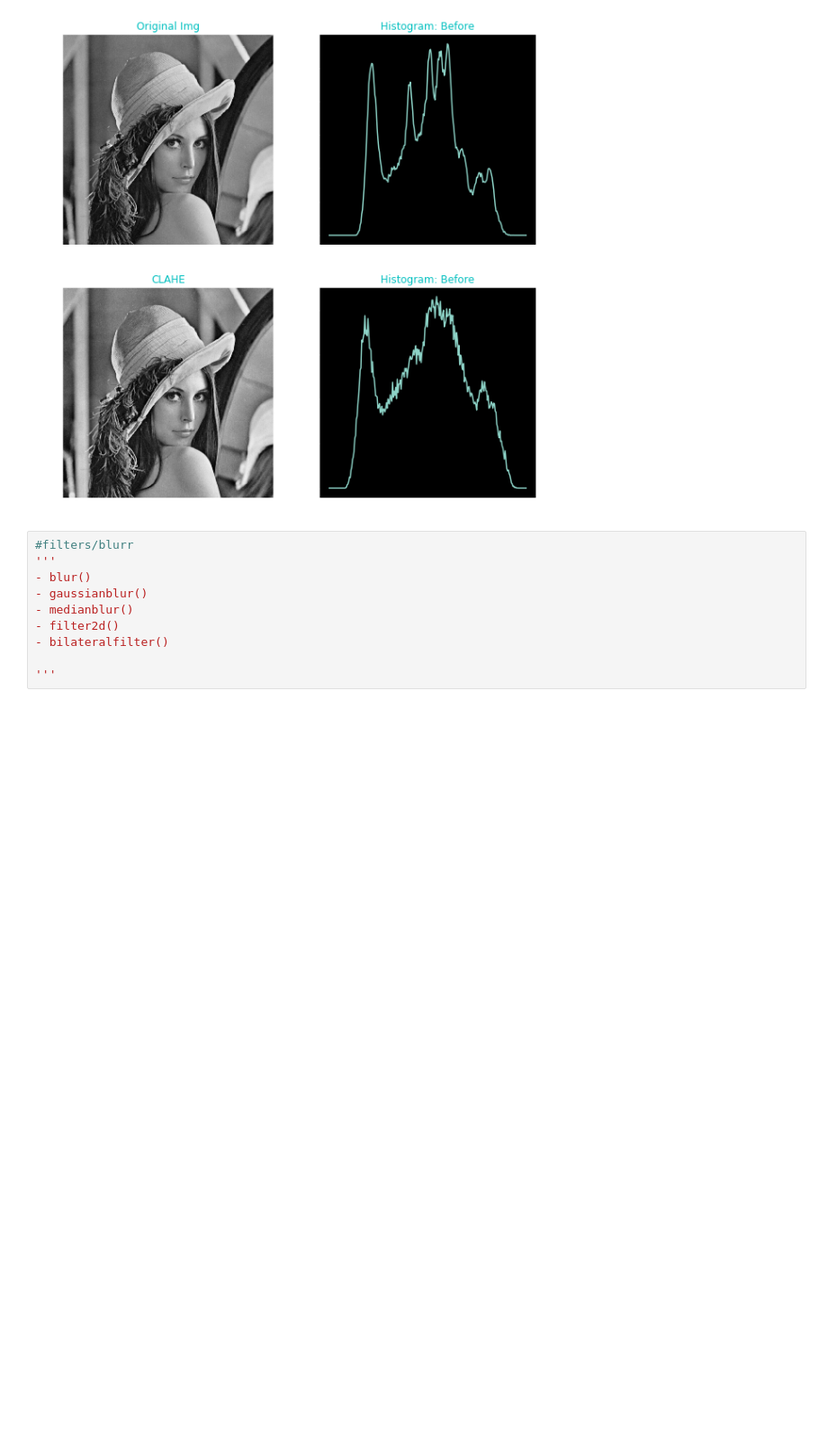
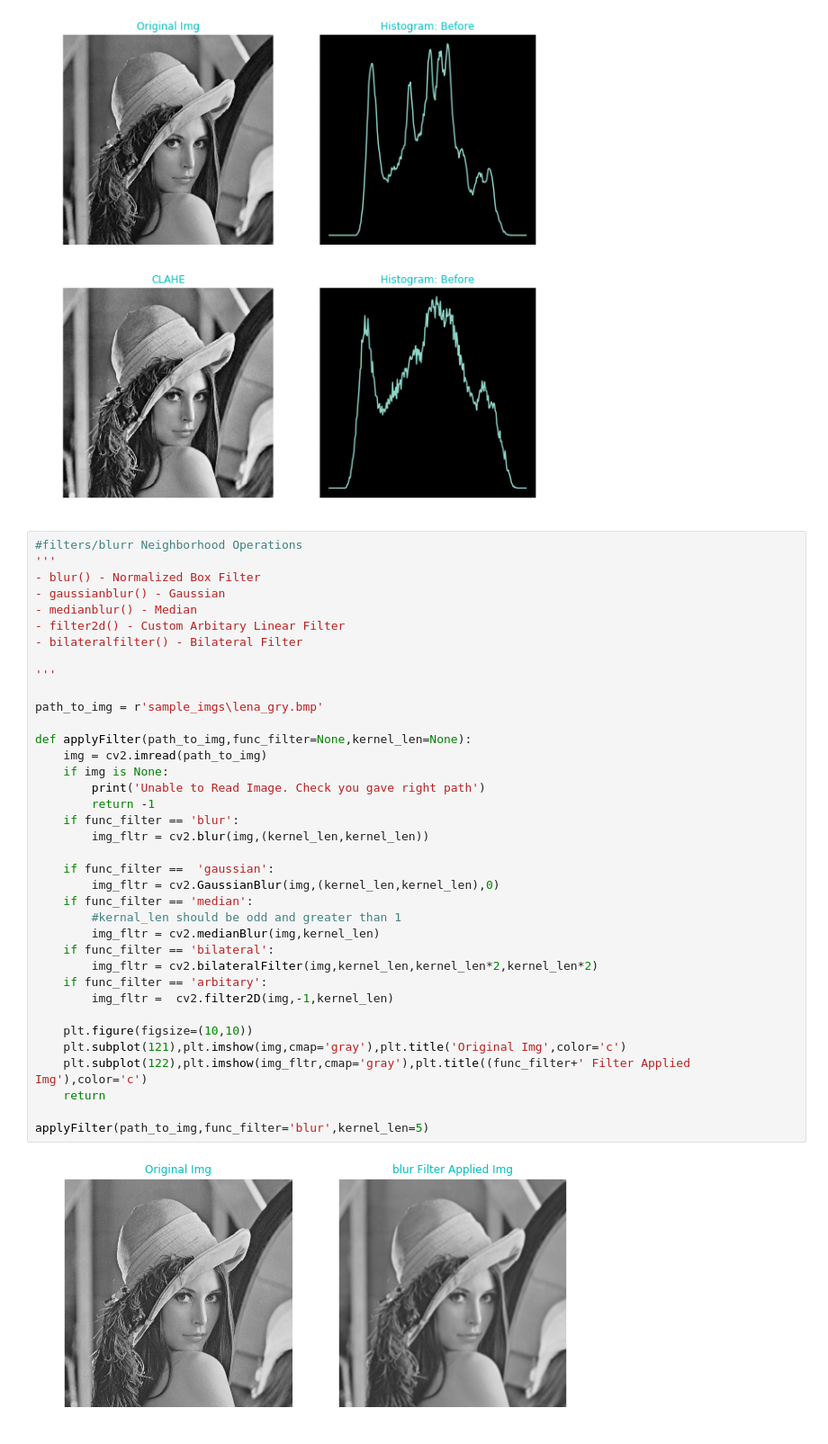
Before and after one commit to MeAmarP/opencv_snipps, a Jupyter notebook: Helpful_Python_snippets_for_Image_Processing_using_OpenCV.ipynb, the cells around one changed output. Shown at 90% size. Saved outputs shown, nothing was run; the diff lists cells and outputs as text; blank space fills up the shorter version.

Commit message:
func apply filter to img data

```diff
--- a/Helpful_Python_snippets_for_Image_Processing_using_OpenCV.ipynb
+++ b/Helpful_Python_snippets_for_Image_Processing_using_OpenCV.ipynb
@@ -331,13 +331,42 @@ def applyCLAHE(path_to_img):
 applyCLAHE(path_to_img)
 # %% [output]
 [figure]
-# %%
-#filters/blurr
-'''
-- blur()
-- gaussianblur()
-- medianblur()
-- filter2d()
-- bilateralfilter()
-
-'''
+# %%
+#filters/blurr Neighborhood Operations
+'''
+- blur() - Normalized Box Filter
+- gaussianblur() - Gaussian
+- medianblur() - Median
+- filter2d() - Custom Arbitary Linear Filter
+- bilateralfilter() - Bilateral Filter
+
+'''
+
+path_to_img = r'sample_imgs\lena_gry.bmp'
+
+def applyFilter(path_to_img,func_filter=None,kernel_len=None):
+    img = cv2.imread(path_to_img)
+    if img is None:
+        print('Unable to Read Image. Check you gave right path')
+        return -1
+    if func_filter == 'blur':
+        img_fltr = cv2.blur(img,(kernel_len,kernel_len))
+
+    if func_filter ==  'gaussian':
+        img_fltr = cv2.GaussianBlur(img,(kernel_len,kernel_len),0)
+    if func_filter == 'median':
+        #kernal_len should be odd and greater than 1
+        img_fltr = cv2.medianBlur(img,kernel_len)
+    if func_filter == 'bilateral':
+        img_fltr = cv2.bilateralFilter(img,kernel_len,kernel_len*2,kernel_len*2)
+    if func_filter == 'arbitary':
+        img_fltr =  cv2.filter2D(img,-1,kernel_len)
+
+    plt.figure(figsize=(10,10))
+    plt.subplot(121),plt.imshow(img,cmap='gray'),plt.title('Original Img',color='c')
+    plt.subplot(122),plt.imshow(img_fltr,cmap='gray'),plt.title((func_filter+' Filter Applied Img'),color='c')
+    return
+
+applyFilter(path_to_img,func_filter='blur',kernel_len=5)
+# %% [output]
+[figure, added]
```
